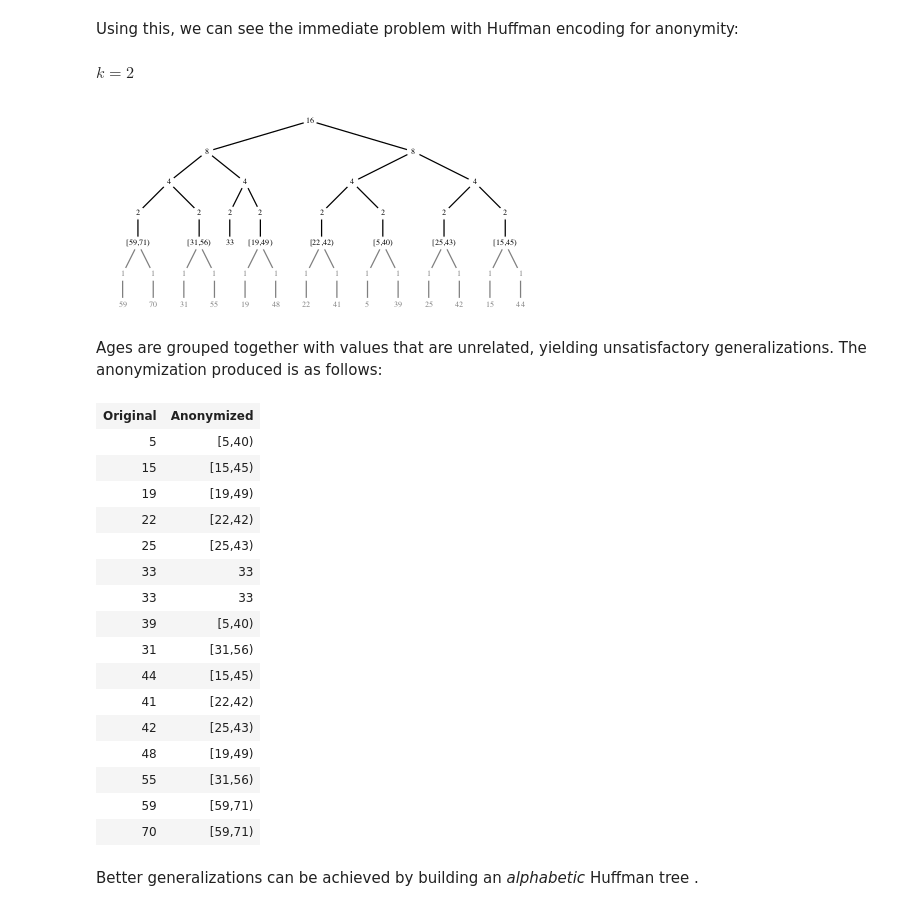
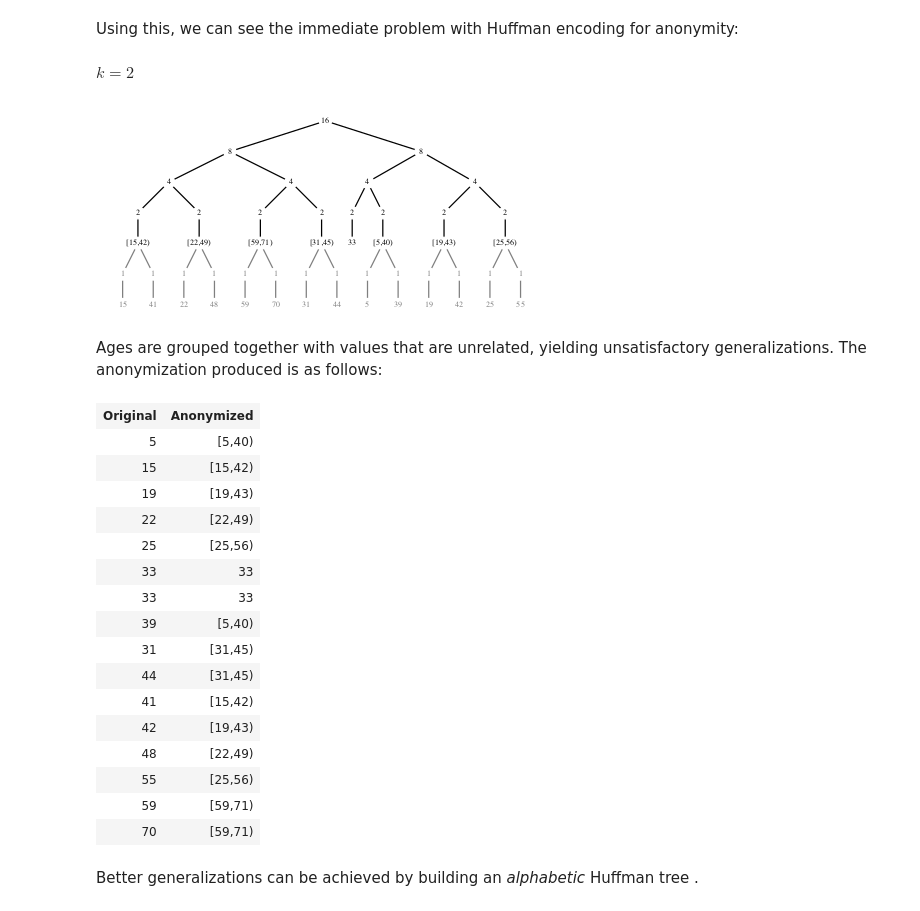
Before and after one commit to oisdk/IHaskell, a Jupyter notebook: notebooks/Privacy.ipynb, the cells around one changed output. Saved outputs shown, nothing was run; the diff lists cells and outputs as text; code cells hidden in the pictures.

```diff
--- a/notebooks/Privacy.ipynb
+++ b/notebooks/Privacy.ipynb
@@ -46,15 +51,23 @@ import           Data.Map.Strict (Map)
 import qualified Data.Map.Strict as Map
 
 import           Data.Foldable   (Foldable(foldMap,foldl'))
+import           Data.Semigroup  (Semigroup(..))
+import           Data.Coerce
 
 newtype Frequencies a
     = Frequencies
     { getFrequencies :: Map a Int
     }
 
-frequencies :: (Ord a, Foldable f) => f a -> Frequencies a
-frequencies =
-    Frequencies . foldl' (\m x -> Map.insertWith (+) x 1 m) Map.empty
+instance Ord a => Semigroup (Frequencies a) where
+    (<>) = Map.unionWith (+) `ala` Frequencies
+
+instance Ord a => Monoid (Frequencies a) where
+    mempty = Frequencies Map.empty
+    mappend = (<>)
+
+buildFrequencies :: (Ord a, Foldable f) => f a -> Frequencies a
+buildFrequencies = foldMap (Frequencies . flip Map.singleton 1)
 
 instance Foldable Frequencies where
     foldMap f (Frequencies xs) =
@@ -352,12 +381,12 @@ instance (Show a, Semigroup b, Show b)
 Using this, we can see the immediate problem with Huffman encoding for anonymity:
 # %%
 k2ages = PrivateHuffman 2 singletonRange
-    (buildHuffman (buildHeap (frequencies ages)))
+    (buildHuffman (buildHeap (buildFrequencies ages)))
 
 k2ages
 # %% [output]
 $k = 2$
-[figure, old version]
+[figure, new version]
 # %% [markdown]
 Ages are grouped together with values that are unrelated, yielding unsatisfactory generalizations. The anonymization produced is as follows:
 # %%
@@ -370,51 +399,57 @@ import           IHaskell.Display        (IHaskellDisplay(display)
 import           Text.Printf             (printf)
 
 newtype AnonTable a b
     = AnonTable
     { getAnonTable :: [(a,b)]
     }
 
 buildAnonTable :: (Ord a, Semigroup b)
                => PrivateHuffman a b -> [a] -> AnonTable a b
 buildAnonTable (PrivateHuffman k f xs)
     = AnonTable . map (\x -> (x, m Map.! x))
   where
     m = go xs
     go (Leaf _ x) = Map.singleton x (f x)
     go nd@(Node i l r)
       | size l >= k && size r >= k = go l <> go r
       | otherwise =
           foldl' (\mp v -> Map.insert v summary mp) Map.empty nd
       where summary = foldMap1 f nd
 
 instance (Show a, Show b) => IHaskellDisplay (AnonTable a b) where
     display (AnonTable xs) = pure (Display [html (go xs)])
       where
         go tb
-            = unlines $
-            [ "<table>"
-            , "<tr><th>Original</th><th>Anonymized</th></tr>" ] ++
-            [ printf "<tr><td>%s</td><td>%s</td></tr>" (show x) (show y)
-            | (x,y) <- tb ] ++
+            = unlines
+            $ "<table>"
+            : "<tr><th>Original</th><th>Anonymized</th></tr>"
+            : map (uncurry row) tb ++
             [ "</table>" ]
+        row orig anon
+            = concat
+            [ "<tr><td style=\"text-align: center;\">"
+            , show orig
+            , "</td><td style=\"text-align: center;\">"
+            , show anon
+            , "</td></tr>" ]
 
 buildAnonTable k2ages ages
 # %% [output]
 | Original | Anonymized |
 | 5 | [5,40) |
-| 15 | [15,45) |
-| 19 | [19,49) |
-| 22 | [22,42) |
-| 25 | [25,43) |
+| 15 | [15,42) |
+| 19 | [19,43) |
+| 22 | [22,49) |
+| 25 | [25,56) |
 | 33 | 33 |
 | 33 | 33 |
 | 39 | [5,40) |
-| 31 | [31,56) |
-| 44 | [15,45) |
-| 41 | [22,42) |
-| 42 | [25,43) |
-| 48 | [19,49) |
-| 55 | [31,56) |
+| 31 | [31,45) |
+| 44 | [31,45) |
+| 41 | [15,42) |
+| 42 | [19,43) |
+| 48 | [22,49) |
+| 55 | [25,56) |
 | 59 | [59,71) |
 | 70 | [59,71) |
 # %% [markdown]
```
Also changed, not shown: parts of 14 cells of this notebook.
